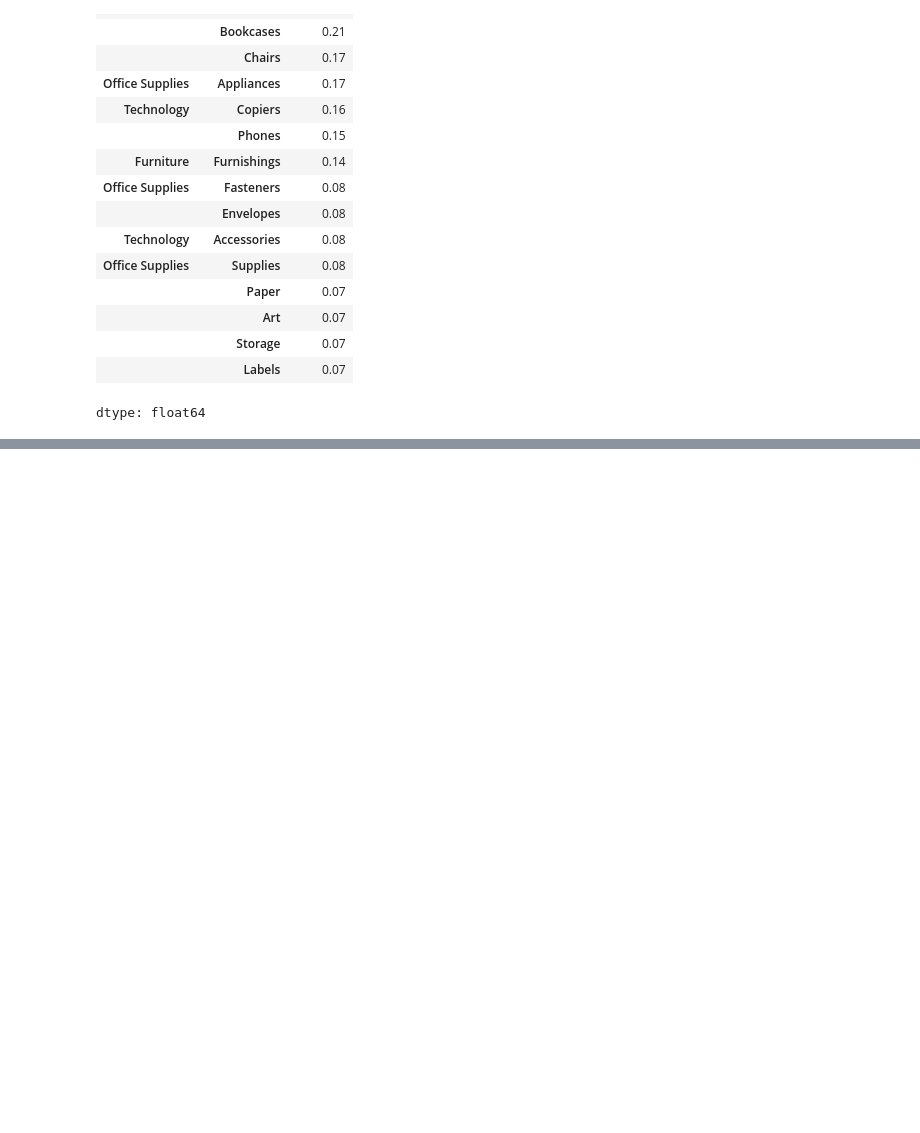
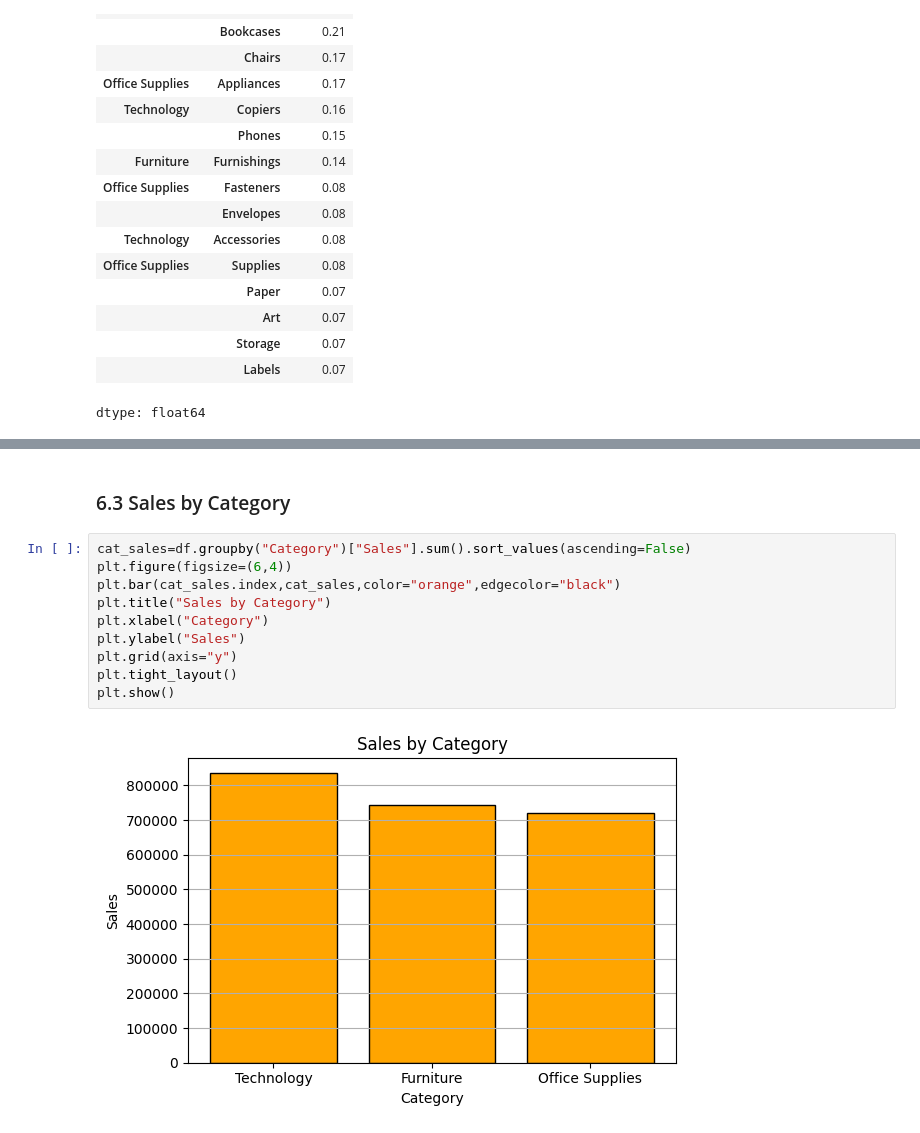
Before and after one commit to srinageswaran2006/Python-for-Data-Analysis, a Jupyter notebook: Projects/Superstore_EDA.ipynb, the cells around one changed output, grey strips where cells are left out. Saved outputs shown, nothing was run; the diff lists cells and outputs as text; blank space fills up the shorter version.

```diff
--- a/Projects/Superstore_EDA.ipynb
+++ b/Projects/Superstore_EDA.ipynb
@@ -875,0 +948,14 @@ dtype: float64
+# %% [markdown]
+### 6.3 Sales by Category
+# %%
+cat_sales=df.groupby("Category")["Sales"].sum().sort_values(ascending=False)
+plt.figure(figsize=(6,4))
+plt.bar(cat_sales.index,cat_sales,color="orange",edgecolor="black")
+plt.title("Sales by Category")
+plt.xlabel("Category")
+plt.ylabel("Sales")
+plt.grid(axis="y")
+plt.tight_layout()
+plt.show()
+# %% [output]
+[figure, added]
```
Also changed, not shown: parts of 31 cells of this notebook.
